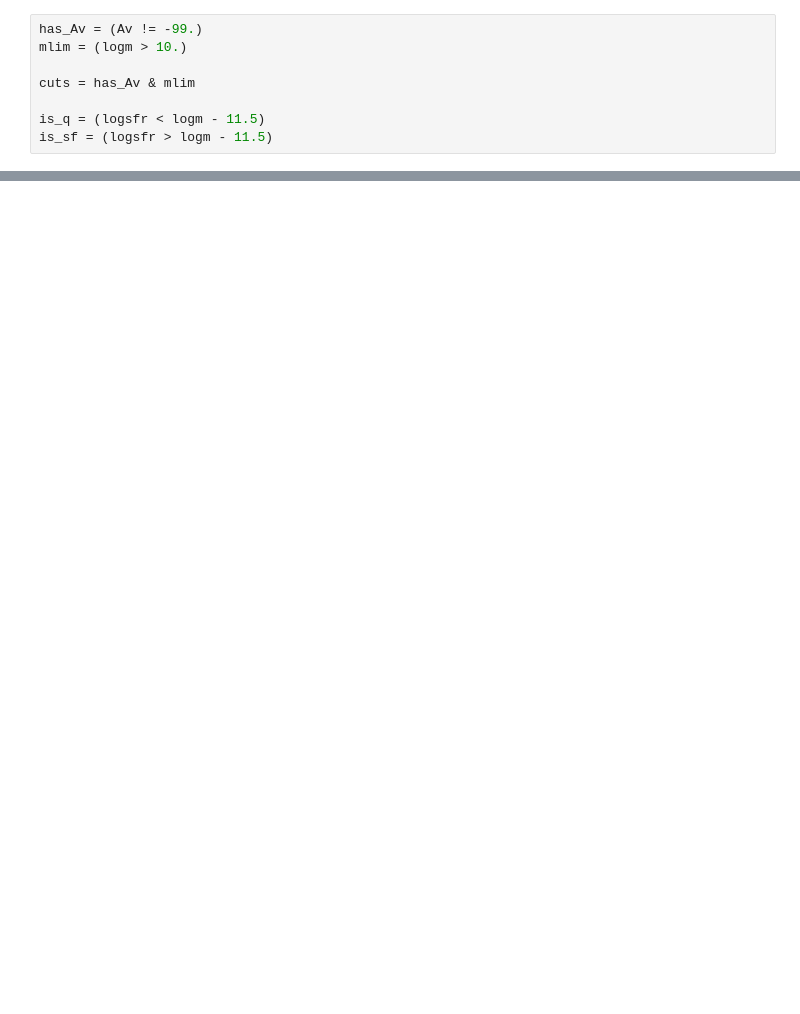
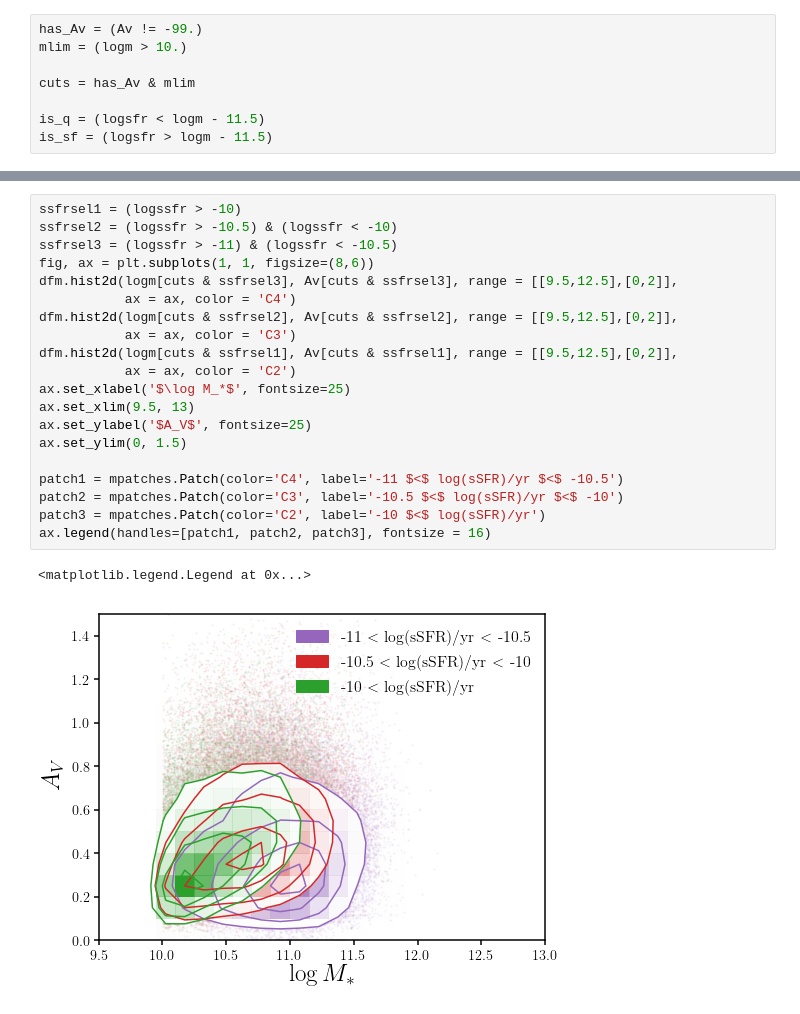
Before and after one commit to IQcollaboratory/galpopFM, a Jupyter notebook: nb/gswlc_Av.ipynb, the cells around one changed output, grey strips where cells are left out. Saved outputs shown, nothing was run; the diff lists cells and outputs as text; blank space fills up the shorter version.

```diff
--- a/nb/gswlc_Av.ipynb
+++ b/nb/gswlc_Av.ipynb
@@ -74,0 +87,23 @@ sub.set_ylim(0, 2.)
+# %%
+ssfrsel1 = (logssfr > -10)
+ssfrsel2 = (logssfr > -10.5) & (logssfr < -10)
+ssfrsel3 = (logssfr > -11) & (logssfr < -10.5)
+fig, ax = plt.subplots(1, 1, figsize=(8,6))
+dfm.hist2d(logm[cuts & ssfrsel3], Av[cuts & ssfrsel3], range = [[9.5,12.5],[0,2]],
+           ax = ax, color = 'C4')
+dfm.hist2d(logm[cuts & ssfrsel2], Av[cuts & ssfrsel2], range = [[9.5,12.5],[0,2]],
+           ax = ax, color = 'C3')
+dfm.hist2d(logm[cuts & ssfrsel1], Av[cuts & ssfrsel1], range = [[9.5,12.5],[0,2]],
+           ax = ax, color = 'C2')
+ax.set_xlabel('$\log M_*$', fontsize=25)
+ax.set_xlim(9.5, 13)
+ax.set_ylabel('$A_V$', fontsize=25)
+ax.set_ylim(0, 1.5)
+
+patch1 = mpatches.Patch(color='C4', label='-11 $<$ log(sSFR)/yr $<$ -10.5')
+patch2 = mpatches.Patch(color='C3', label='-10.5 $<$ log(sSFR)/yr $<$ -10')
+patch3 = mpatches.Patch(color='C2', label='-10 $<$ log(sSFR)/yr')
+ax.legend(handles=[patch1, patch2, patch3], fontsize = 16)
+# %% [output]
+<matplotlib.legend.Legend at 0x...>
+[figure, added]
```
Also changed, not shown: parts of 7 cells of this notebook.
